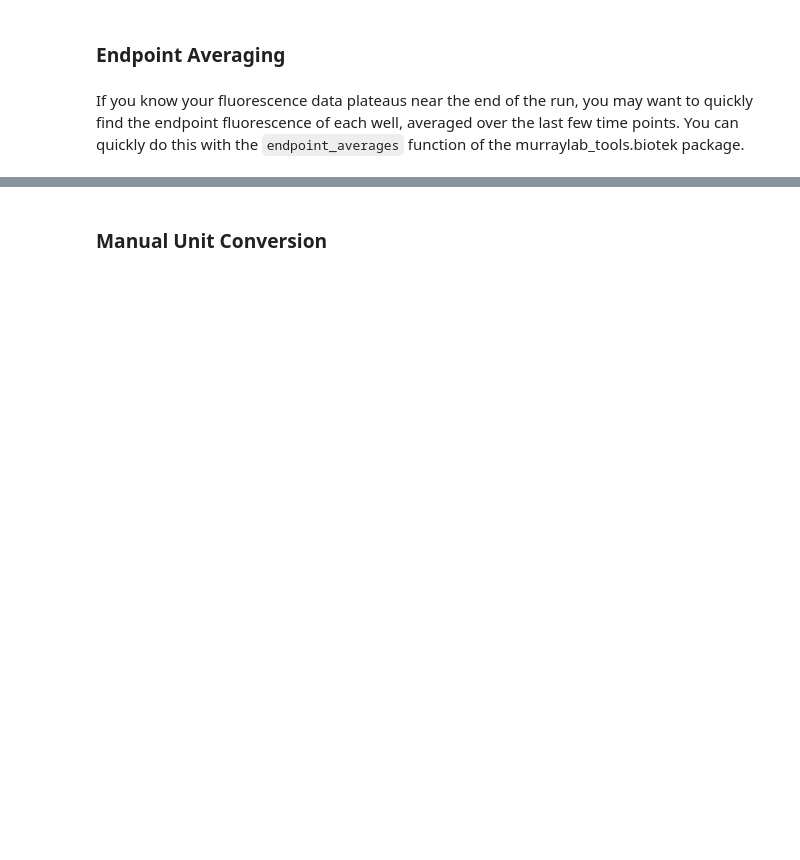
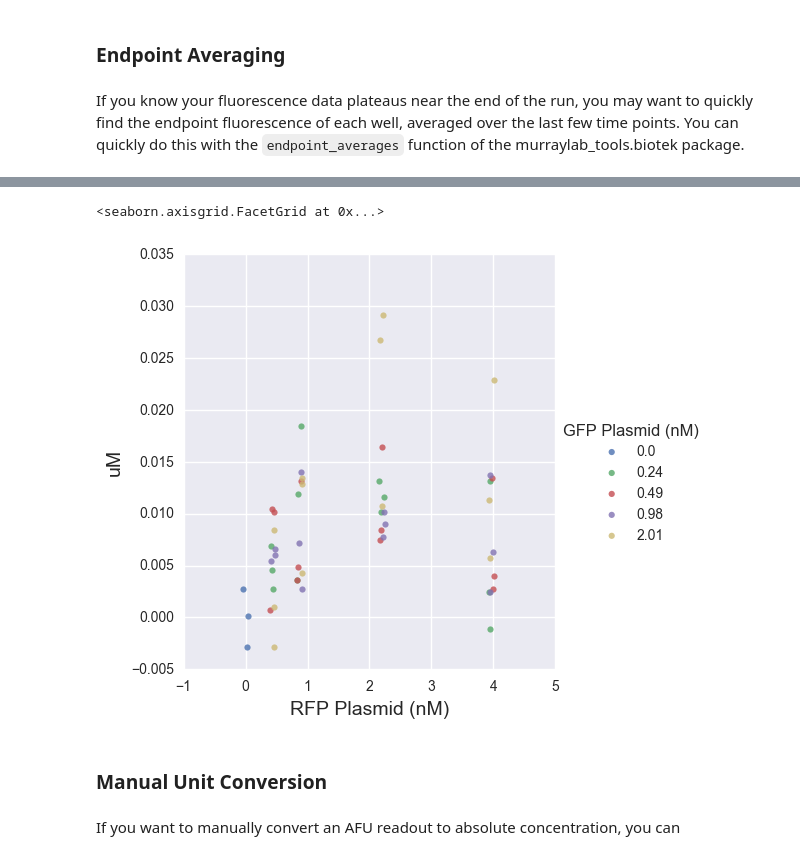
Before and after one commit to sclamons/murraylab_tools, a Jupyter notebook: examples/Biotek Analysis Usage Examples.ipynb, the cells around one changed output, grey strips where cells are left out. Cells and saved outputs as stored; diff of their text form; code cells hidden in the pictures; blank space fills up the shorter version.

```diff
--- a/examples/Biotek Analysis Usage Examples.ipynb
+++ b/examples/Biotek Analysis Usage Examples.ipynb
@@ -172,2 +154,12 @@ sns.jointplot(data = endpoint_df, x = 'GFP Plasmid (nM)',
+# %%
+red_endpoints = endpoint_df[(endpoint_df.Channel == "RFP") & (endpoint_df.Gain == 100)]
+sns.lmplot(data = red_endpoints, x = 'RFP Plasmid (nM)',
+              y = 'uM', hue = 'GFP Plasmid (nM)', fit_reg = False,
+              x_jitter = 0.05)
+# %% [output]
+<seaborn.axisgrid.FacetGrid at 0x...>
+[figure, added]
 # %% [markdown]
 ### Manual Unit Conversion
+# %% [markdown]
+If you want to manually convert an AFU readout to absolute concentration, you can
```
Also changed, not shown: parts of 7 cells of this notebook, 1 other file.
